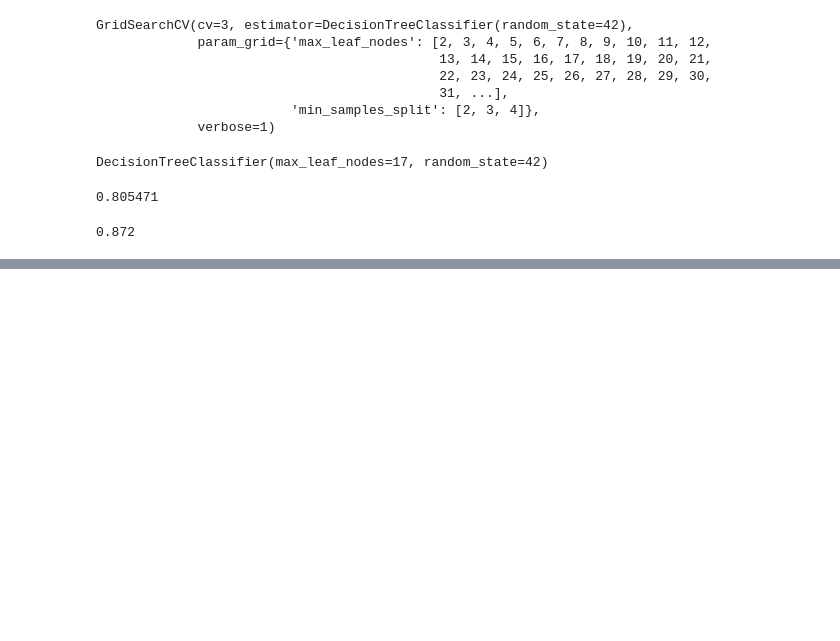
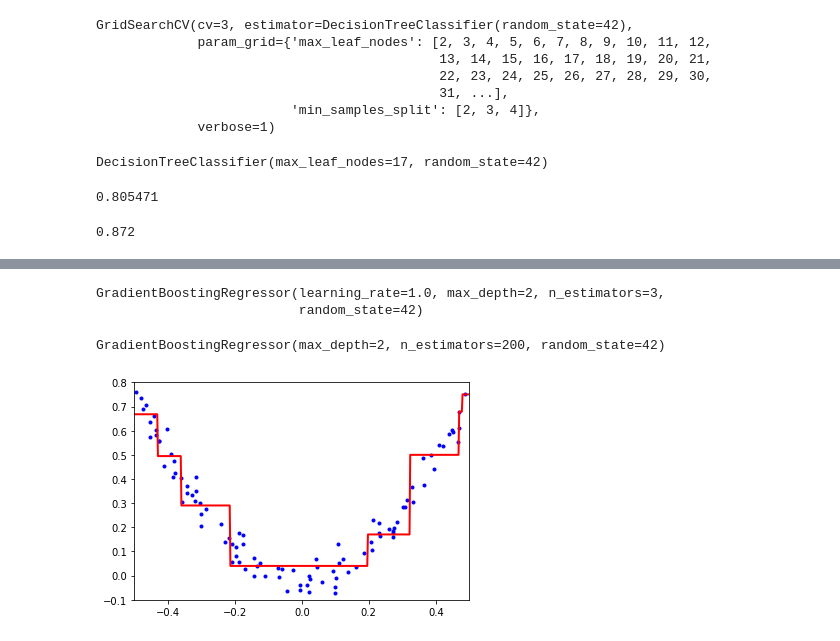
Before and after one commit to EUN-GYUL/ml_study_2023_Q1, a Jupyter notebook: 6.decision tree/decision_tree.ipynb, the cells around one changed output, grey strips where cells are left out. Saved outputs shown, nothing was run; the diff lists cells and outputs as text; code cells hidden in the pictures; blank space fills up the shorter version.

```diff
--- a/6.decision tree/decision_tree.ipynb
+++ b/6.decision tree/decision_tree.ipynb
@@ -75,0 +231,20 @@ accuracy_score(y_test, y_pred_majority_votes.reshape([-1]))
+# %%
+from sklearn.ensemble import GradientBoostingRegressor
+
+#학습률 1.0
+gbrt = GradientBoostingRegressor(max_depth=2, n_estimators=3, learning_rate=1.0, random_state=42)
+gbrt.fit(X, y)
+# %% [output]
+GradientBoostingRegressor(learning_rate=1.0, max_depth=2, n_estimators=3,
+                          random_state=42)
+# %%
+#학습률 0.1
+gbrt_slow = GradientBoostingRegressor(max_depth=2, n_estimators=200, learning_rate=0.1, random_state=42)
+gbrt_slow.fit(X, y)
+# %% [output]
+GradientBoostingRegressor(max_depth=2, n_estimators=200, random_state=42)
+# %%
+#트리가 충분하지 않음
+plot_predictions([gbrt],X,y,axes=[-0.5, 0.5, -0.1, 0.8])
+# %% [output]
+[figure, added]
```
Also changed, not shown: parts of 26 cells of this notebook.
